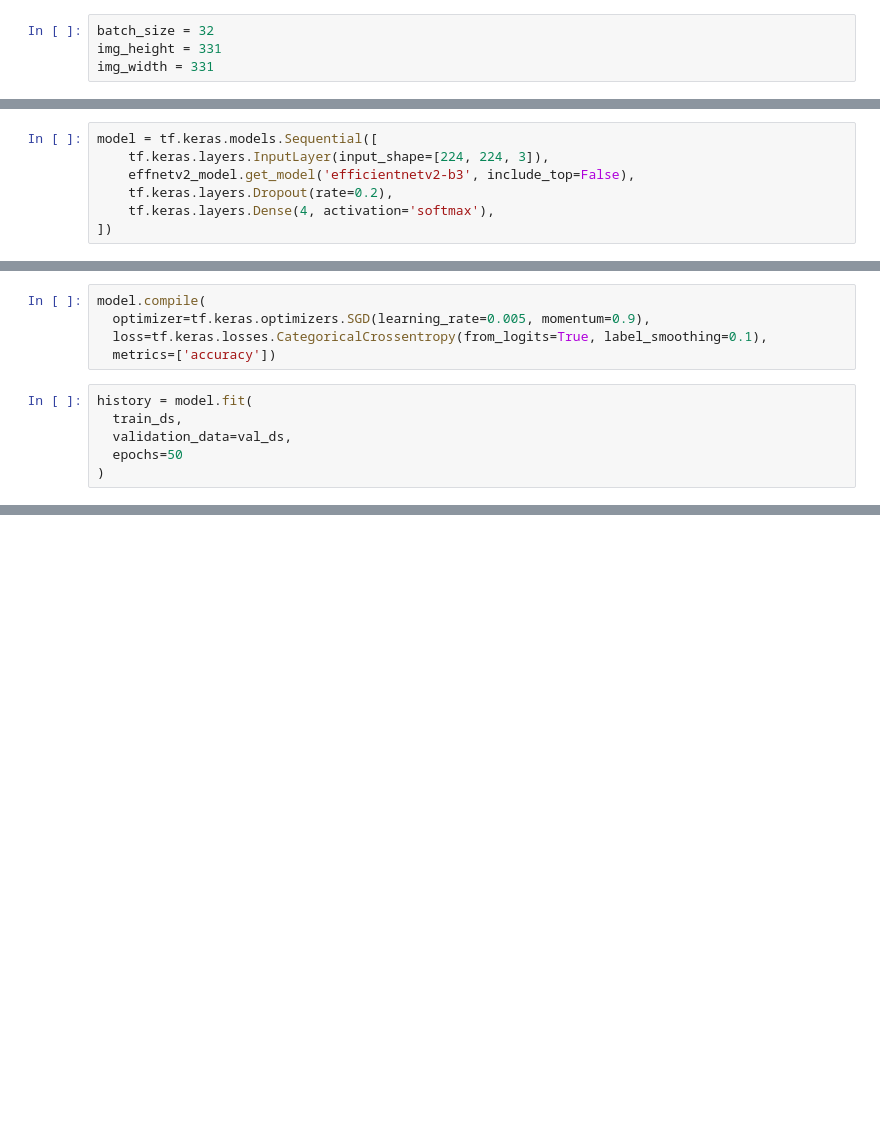
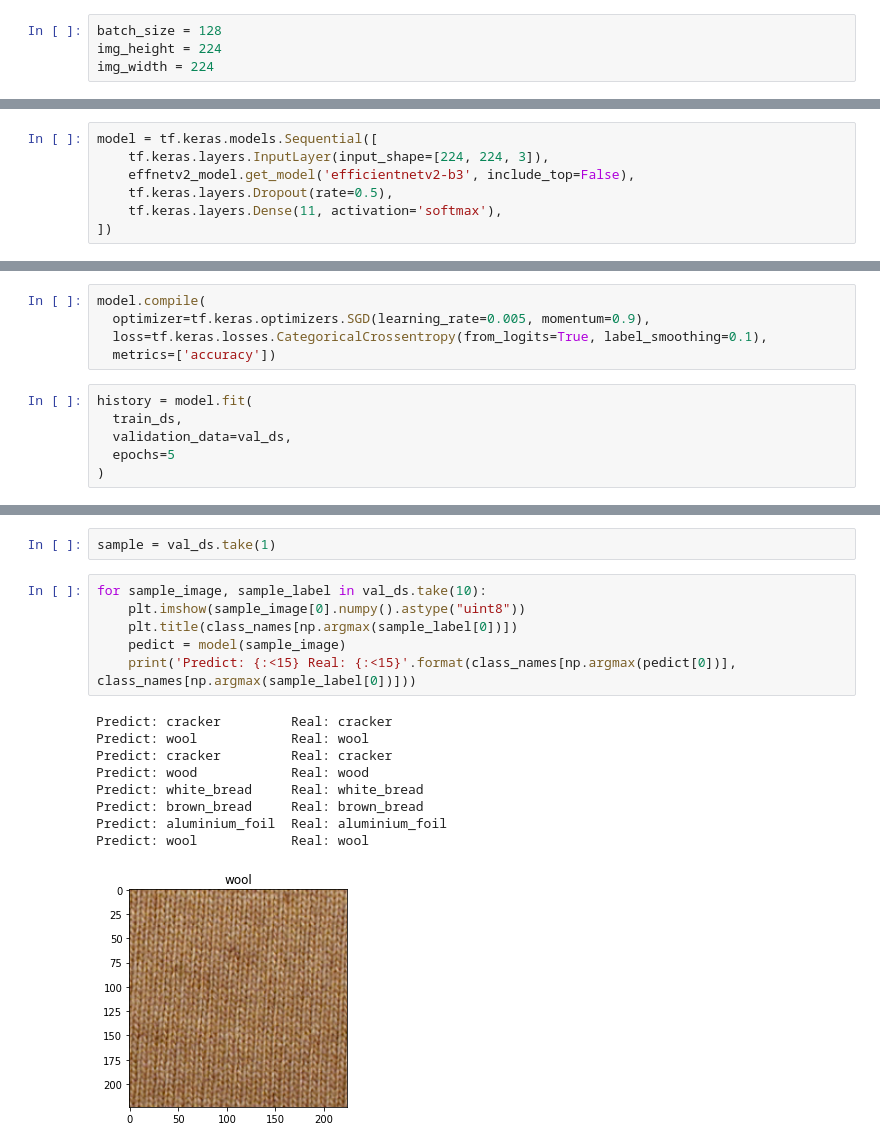
Before and after one commit to mindw96/EfficientNet_V2, a Jupyter notebook: EfficientNet_V2.ipynb, the cells around one changed output, grey strips where cells are left out. Drawn from its saved outputs; the diff is of its cells as text; blank space fills up the shorter version.

```diff
--- a/EfficientNet_V2.ipynb
+++ b/EfficientNet_V2.ipynb
@@ -8,7 +9,7 @@ import tensorflow_datasets as tfds
 # %%
-batch_size = 32
-img_height = 331
-img_width = 331
+batch_size = 128
+img_height = 224
+img_width = 224
 # %%
 train_ds = tf.keras.preprocessing.image_dataset_from_directory(
   './data/',
@@ -59,6 +60,6 @@ import effnetv2_model
 model = tf.keras.models.Sequential([
     tf.keras.layers.InputLayer(input_shape=[224, 224, 3]),
     effnetv2_model.get_model('efficientnetv2-b3', include_top=False),
-    tf.keras.layers.Dropout(rate=0.2),
-    tf.keras.layers.Dense(4, activation='softmax'),
+    tf.keras.layers.Dropout(rate=0.5),
+    tf.keras.layers.Dense(11, activation='softmax'),
 ])
@@ -71,6 +79,6 @@ model.compile(
 history = model.fit(
   train_ds,
   validation_data=val_ds,
-  epochs=50
+  epochs=5
 )
 # %% [output]
@@ -116,0 +117,18 @@ plt.imshow(img)
+# %%
+sample = val_ds.take(1)
+# %%
+for sample_image, sample_label in val_ds.take(10):
+    plt.imshow(sample_image[0].numpy().astype("uint8"))
+    plt.title(class_names[np.argmax(sample_label[0])])
+    pedict = model(sample_image)
+    print('Predict: {:<15} Real: {:<15}'.format(class_names[np.argmax(pedict[0])], class_names[np.argmax(sample_label[0])]))
+# %% [output]
+Predict: cracker         Real: cracker
+Predict: wool            Real: wool
+Predict: cracker         Real: cracker
+Predict: wood            Real: wood
+Predict: white_bread     Real: white_bread
+Predict: brown_bread     Real: brown_bread
+Predict: aluminium_foil  Real: aluminium_foil
+Predict: wool            Real: wool
+[figure, added]
```
Also changed, not shown: parts of 10 cells of this notebook, 1 other file.
